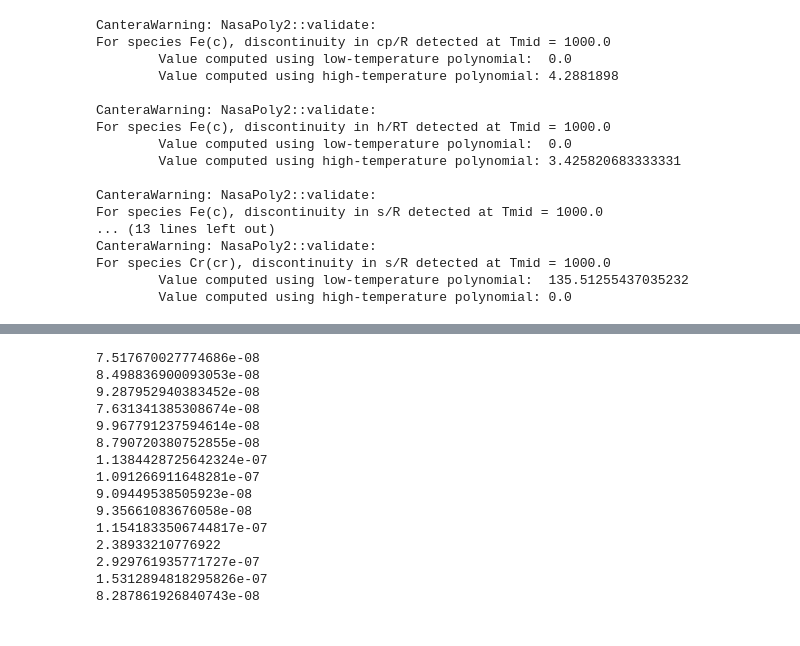
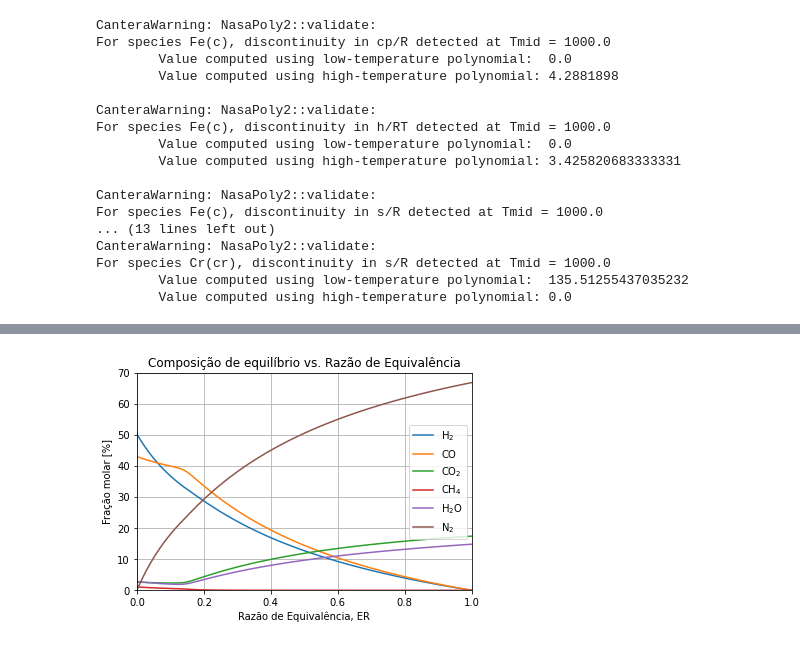
Before and after one commit to jubaldi/gasification, a Jupyter notebook: comparison.ipynb, the cells around one changed output, grey strips where cells are left out. Cells and saved outputs as stored; diff of their text form; code cells hidden in the pictures.

```diff
--- a/comparison.ipynb
+++ b/comparison.ipynb
@@ -122,19 +131,22 @@ For species Cr(cr), discontinuity in s/R detected at Tmid = 1000.0
 # %%
-# fig3 = plt.figure()
-# plt.plot(ER_list, y3[:,0]*100, label='$\mathregular{H_2}$')
-# plt.plot(ER_list, y3[:,1]*100, label='$\mathregular{CO}$')
-# plt.plot(ER_list, y3[:,2]*100, label='$\mathregular{CO_2}$')
-# plt.plot(ER_list, y3[:,3]*100, label='$\mathregular{CH_4}$')
-# plt.plot(ER_list, y3[:,4]*100, label='$\mathregular{H_2O}$')
-# plt.plot(ER_list, y3[:,5]*100, label='$\mathregular{N_2}$')
-# plt.legend()
-# plt.grid()
-# plt.xlim(ER_list[0], ER_list[-1])
-# plt.ylim(0, 70)
-# plt.xlabel('Equivalence ratio')
-# plt.ylabel('Molar fraction [%]')
-# plt.title('Syngas equilibrium composition vs. process pressure')
-# plt.show()
+fig3 = plt.figure()
+plt.plot(ER_list, y3[:,0]*100, label='$\mathregular{H_2}$')
+plt.plot(ER_list, y3[:,1]*100, label='$\mathregular{CO}$')
+plt.plot(ER_list, y3[:,2]*100, label='$\mathregular{CO_2}$')
+plt.plot(ER_list, y3[:,3]*100, label='$\mathregular{CH_4}$')
+plt.plot(ER_list, y3[:,4]*100, label='$\mathregular{H_2O}$')
+plt.plot(ER_list, y3[:,5]*100, label='$\mathregular{N_2}$')
+plt.legend()
+plt.grid()
+plt.xlim(ER_list[0], ER_list[-1])
+plt.ylim(0, 70)
+plt.xlabel('Razão de Equivalência, ER')
+plt.ylabel('Fração molar [%]')
+plt.title('Composição de equilíbrio vs. Razão de Equivalência')
+plt.savefig('results/Baratieri3')
+plt.show()
+# %% [output]
+[figure, added]
 # %%
 cyp = "Cypress"
 hem = "Hemlock"
@@ -159,24 +171,8 @@ CO2 = [18.1, 15.9, 17.1, 17.1, 16.5, 15.7, 15.0, 15.6, 15.6, 16.5, 15.7, 14.7, 1
 HV = [2.43, 2.96, 2.92, 2.75, 4.14, 3.73, 4.82, 4.13, 3.85, 3.59, 4.17, 6.13, 5.62, 4.60, 2.54] # MJ/Nm³
 Y = [3.30, 2.92, 2.48, 3.10, 2.59, 2.75, 2.34, 2.27, 2.46, 2.51, 2.13, 1.72, 2.06, 2.35, 3.24] # Nm³/kg
 # %%
-for i, fuel in enumerate(fuels):
-    results = g.gasifier(avg, moist=fu.moisture(avg), T=1100, P=1.013*10**5, air=ER[i], airType='ER', C=0.25+0.75*np.exp(-ER[i]/0.23), CH4=0.11*(1-ER[i]))
-    report = results[0]
-    print(report['H2']*100)
+# for i, fuel in enumerate(fuels):
+#     results = g.gasifier(avg, moist=fu.moisture(avg), T=1100, P=1.013*10**5, air=ER[i], airType='ER', C=0.25+0.75*np.exp(-ER[i]/0.23), CH4=0.11*(1-ER[i]))
+#     report = results[0]
+#     print(report['H2']*100)
-# %% [output]
-7.517670027774686e-08
-8.498836900093053e-08
-9.287952940383452e-08
-7.631341385308674e-08
-9.967791237594614e-08
-8.790720380752855e-08
-1.1384428725642324e-07
-1.091266911648281e-07
-9.09449538505923e-08
-9.35661083676058e-08
-1.1541833506744817e-07
-2.38933210776922
-2.929761935771727e-07
-1.5312894818295826e-07
-8.287861926840743e-08
 # %%
```
Also changed, not shown: parts of 9 cells of this notebook, 17 other files.
